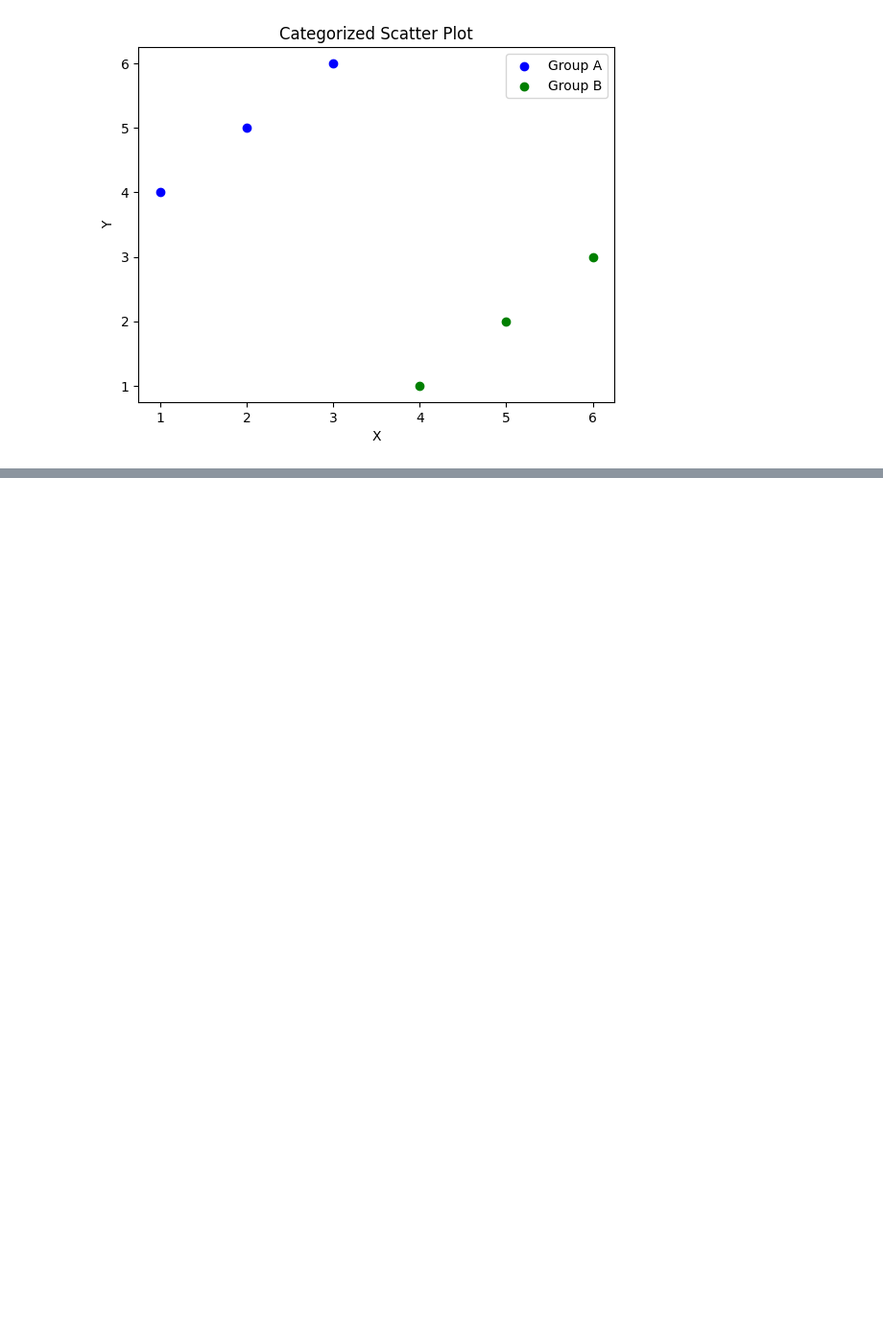
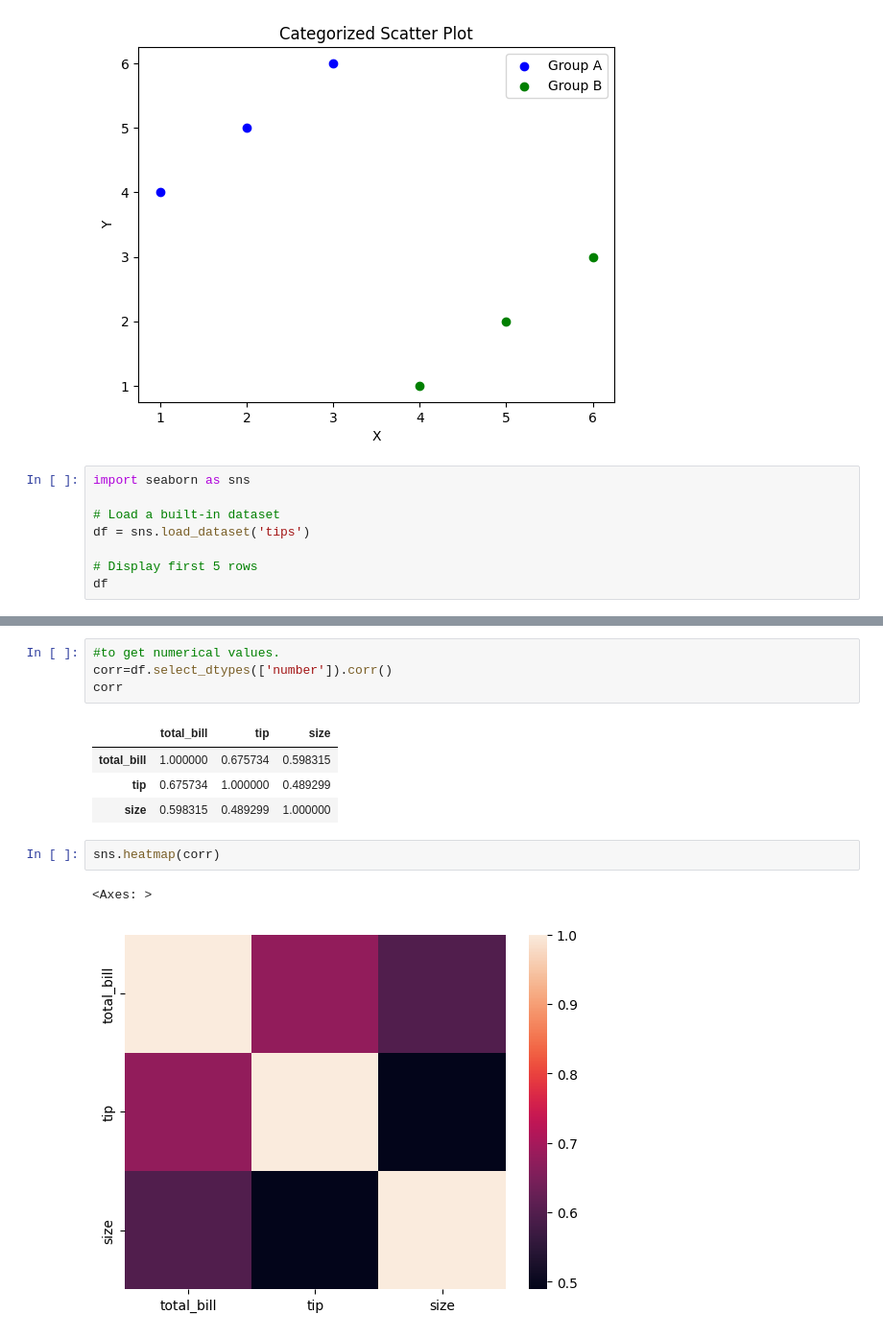
Before and after one commit to maneesha2277/datavisualization, a Jupyter notebook: graph.ipynb, the cells around one changed output, grey strips where cells are left out. Shown at 96% size. Drawn from its saved outputs; the diff is of its cells as text; blank space fills up the shorter version.

```diff
--- a/graph.ipynb
+++ b/graph.ipynb
@@ -206,3 +206,11 @@ plt.legend()
 plt.show()
 # %% [output]
 [figure]
+# %%
+import seaborn as sns
+
+# Load a built-in dataset
+df = sns.load_dataset('tips')
+
+# Display first 5 rows
+df
@@ -208,0 +231,14 @@ plt.show()
+# %%
+#to get numerical values.
+corr=df.select_dtypes(['number']).corr()
+corr
+# %% [output]
+|  | total_bill | tip | size |
+| total_bill | 1.000000 | 0.675734 | 0.598315 |
+| tip | 0.675734 | 1.000000 | 0.489299 |
+| size | 0.598315 | 0.489299 | 1.000000 |
+# %%
+sns.heatmap(corr)
+# %% [output]
+<Axes: >
+[figure, added]
```
Also changed, not shown: parts of 31 cells of this notebook, 11 other files.
